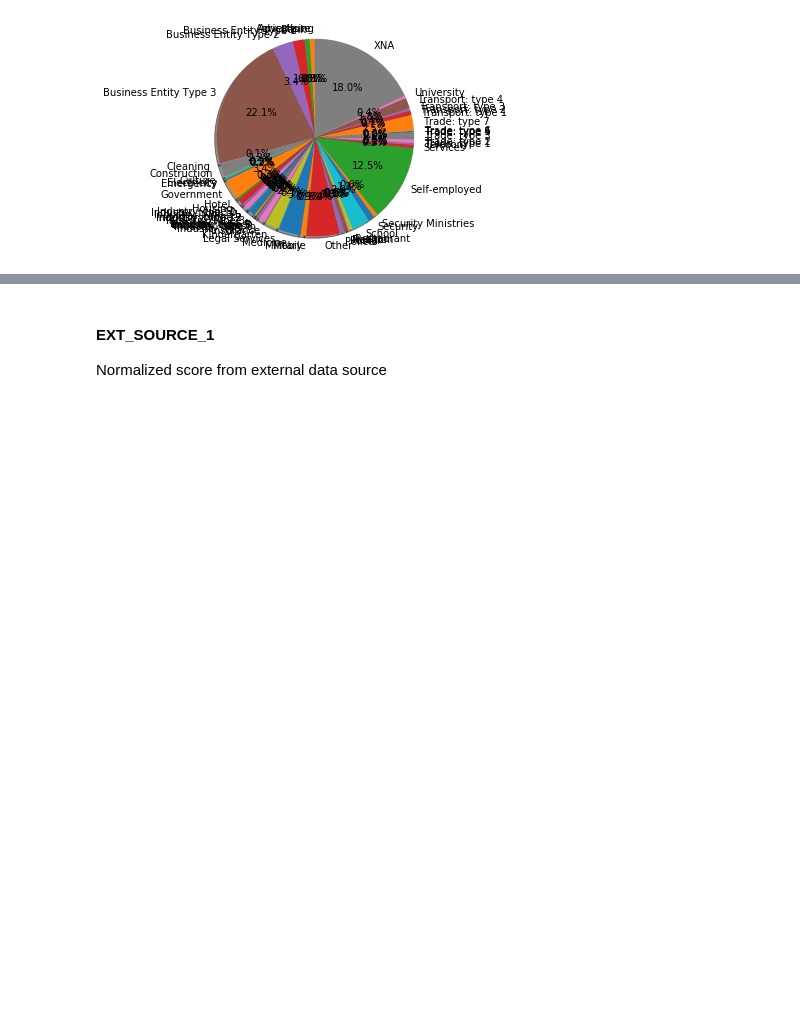
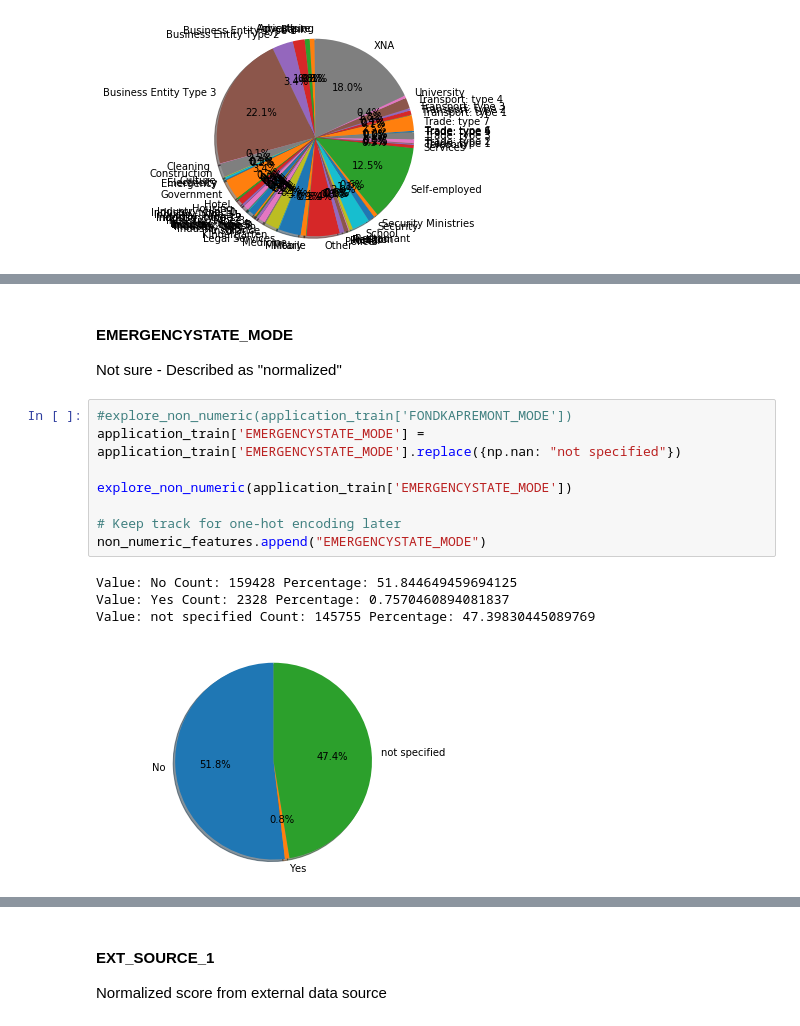
Before and after one commit to clarkje/machine-learning, a Jupyter notebook: projects/capstone/Step 1 - Data Exploration - Application Data.ipynb, the cells around one changed output, grey strips where cells are left out. Drawn from its saved outputs; the diff is of its cells as text; blank space fills up the shorter version.

```diff
--- a/projects/capstone/Data Exploration - Application Data.ipynb
+++ b/projects/capstone/Step 1 - Data Exploration - Application Data.ipynb
@@ -775,0 +841,16 @@ Value: XNA Count: 55374 Percentage: 18.00716071945394
+# %% [markdown]
+#### EMERGENCYSTATE_MODE
+Not sure - Described as "normalized"
+# %%
+#explore_non_numeric(application_train['FONDKAPREMONT_MODE'])
+application_train['EMERGENCYSTATE_MODE'] = application_train['EMERGENCYSTATE_MODE'].replace({np.nan: "not specified"})
+
+explore_non_numeric(application_train['EMERGENCYSTATE_MODE'])
+
+# Keep track for one-hot encoding later
+non_numeric_features.append("EMERGENCYSTATE_MODE")
+# %% [output]
+Value: No Count: 159428 Percentage: 51.844649459694125
+Value: Yes Count: 2328 Percentage: 0.7570460894081837
+Value: not specified Count: 145755 Percentage: 47.39830445089769
+[figure, added]
```
Also changed, not shown: parts of 28 cells of this notebook, 12 other files.
